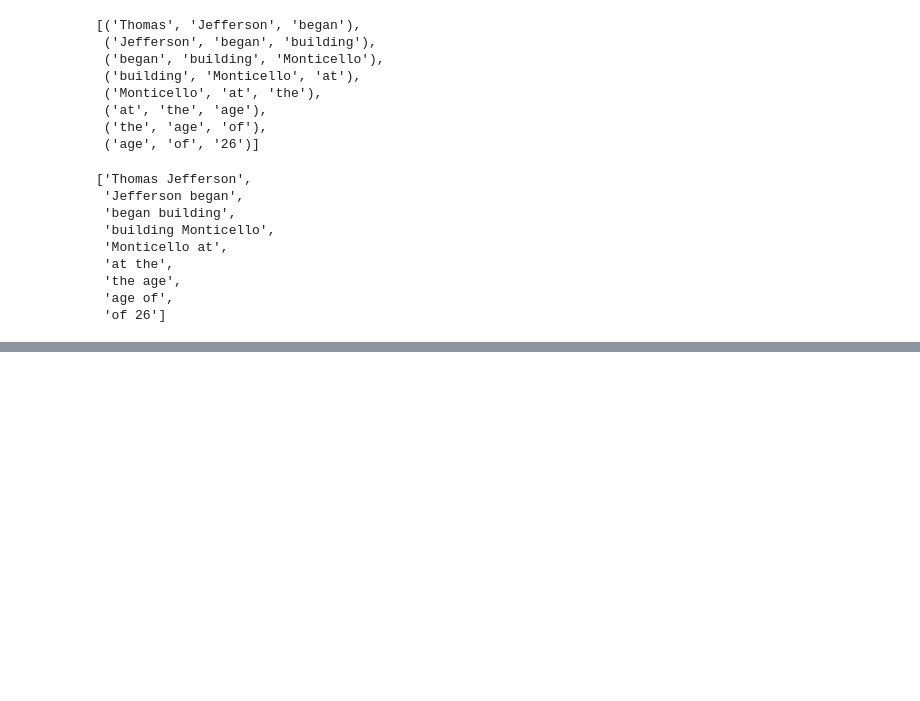
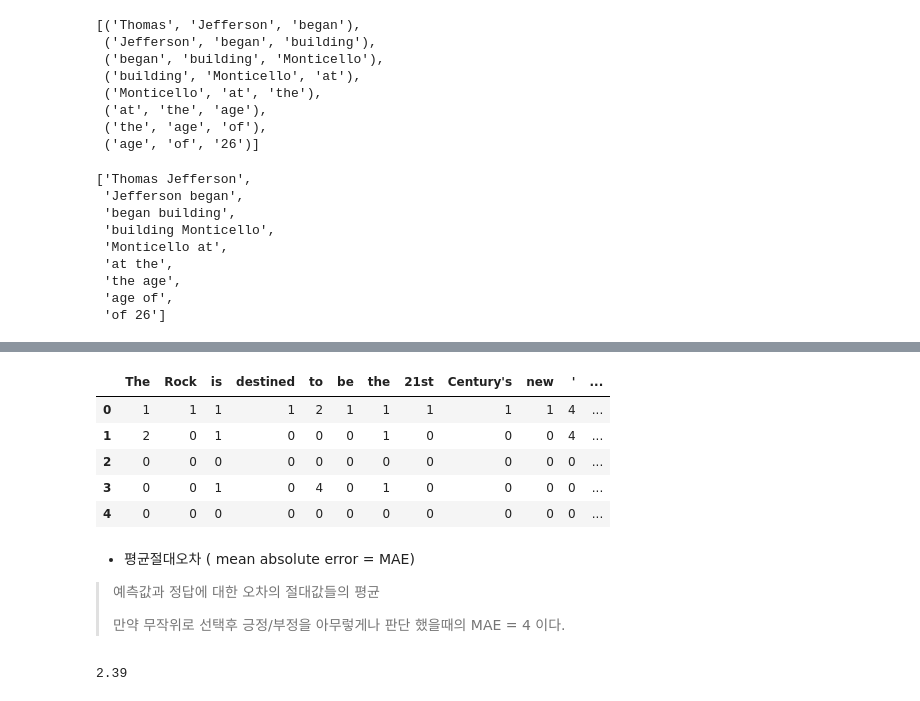
Before and after one commit to kimjaejeong/nlpia-study, a Jupyter notebook: 조욱래/NLP in action-chapter2.ipynb, the cells around one changed output, grey strips where cells are left out. Saved outputs shown, nothing was run; the diff lists cells and outputs as text; code cells hidden in the pictures; blank space fills up the shorter version.

```diff
--- a/조욱래/NLP in action-chapter2.ipynb
+++ b/조욱래/NLP in action-chapter2.ipynb
@@ -447,0 +848,10 @@ two_grams = list(ngrams(tokens,2))
+# %%
+show_fields_list = list(bags_of_words[0].keys())
+df_bows.head()[show_fields_list]
+# %% [output]
+|  | The | Rock | is | destined | to | be | the | 21st | Century's | new | ' | ... |
+| 0 | 1 | 1 | 1 | 1 | 2 | 1 | 1 | 1 | 1 | 1 | 4 | ... |
+| 1 | 2 | 0 | 1 | 0 | 0 | 0 | 1 | 0 | 0 | 0 | 4 | ... |
+| 2 | 0 | 0 | 0 | 0 | 0 | 0 | 0 | 0 | 0 | 0 | 0 | ... |
+| 3 | 0 | 0 | 1 | 0 | 4 | 0 | 1 | 0 | 0 | 0 | 0 | ... |
+| 4 | 0 | 0 | 0 | 0 | 0 | 0 | 0 | 0 | 0 | 0 | 0 | ... |
@@ -447,0 +875,9 @@ two_grams = list(ngrams(tokens,2))
+# %% [markdown]
+* 평균절대오차 ( mean absolute error = MAE)
+>  예측값과 정답에 대한 오차의 절대값들의 평균
+>
+>  만약 무작위로 선택후 긍정/부정을 아무렇게나 판단 했을때의 MAE = 4 이다.
+# %%
+round(movies.error.mean(),2)
+# %% [output]
+2.39
```
Also changed, not shown: parts of 60 cells of this notebook.
